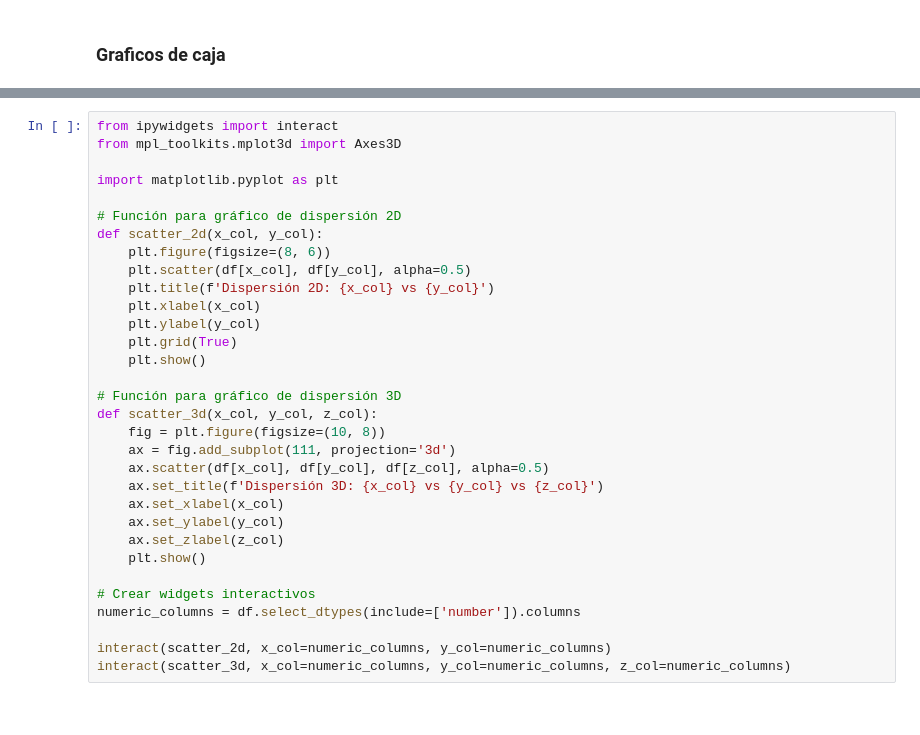
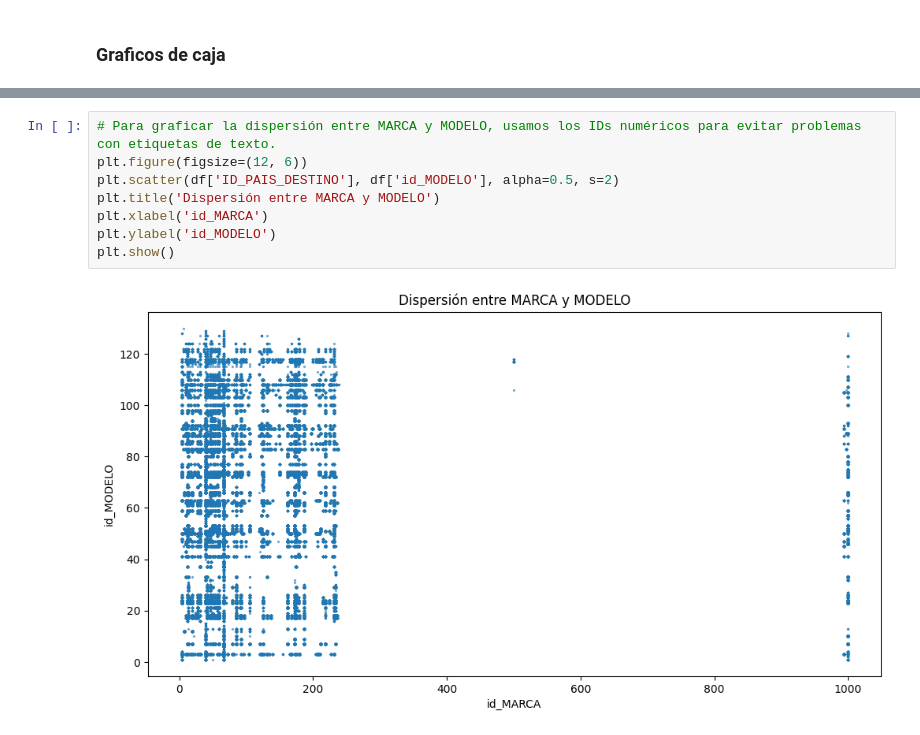
Before and after one commit to Dasher0n/Proyecto-Mineria, a Jupyter notebook: Analisis_Exploratorio.ipynb, the cells around one changed output, grey strips where cells are left out. Drawn from its saved outputs; the diff is of its cells as text.

```diff
--- a/Analisis_Exploratorio.ipynb
+++ b/Analisis_Exploratorio.ipynb
@@ -336,32 +355,10 @@ plt.show()
 # %%
-from ipywidgets import interact
-from mpl_toolkits.mplot3d import Axes3D
-
-import matplotlib.pyplot as plt
-
-# Función para gráfico de dispersión 2D
-def scatter_2d(x_col, y_col):
-    plt.figure(figsize=(8, 6))
-    plt.scatter(df[x_col], df[y_col], alpha=0.5)
-    plt.title(f'Dispersión 2D: {x_col} vs {y_col}')
-    plt.xlabel(x_col)
-    plt.ylabel(y_col)
-    plt.grid(True)
-    plt.show()
-
-# Función para gráfico de dispersión 3D
-def scatter_3d(x_col, y_col, z_col):
-    fig = plt.figure(figsize=(10, 8))
-    ax = fig.add_subplot(111, projection='3d')
-    ax.scatter(df[x_col], df[y_col], df[z_col], alpha=0.5)
-    ax.set_title(f'Dispersión 3D: {x_col} vs {y_col} vs {z_col}')
-    ax.set_xlabel(x_col)
-    ax.set_ylabel(y_col)
-    ax.set_zlabel(z_col)
-    plt.show()
-
-# Crear widgets interactivos
-numeric_columns = df.select_dtypes(include=['number']).columns
-
-interact(scatter_2d, x_col=numeric_columns, y_col=numeric_columns)
-interact(scatter_3d, x_col=numeric_columns, y_col=numeric_columns, z_col=numeric_columns)
+# Para graficar la dispersión entre MARCA y MODELO, usamos los IDs numéricos para evitar problemas con etiquetas de texto.
+plt.figure(figsize=(12, 6))
+plt.scatter(df['ID_PAIS_DESTINO'], df['id_MODELO'], alpha=0.5, s=2)
+plt.title('Dispersión entre MARCA y MODELO')
+plt.xlabel('id_MARCA')
+plt.ylabel('id_MODELO')
+plt.show()
+# %% [output]
+[figure, added]
```
Also changed, not shown: parts of 11 cells of this notebook.
